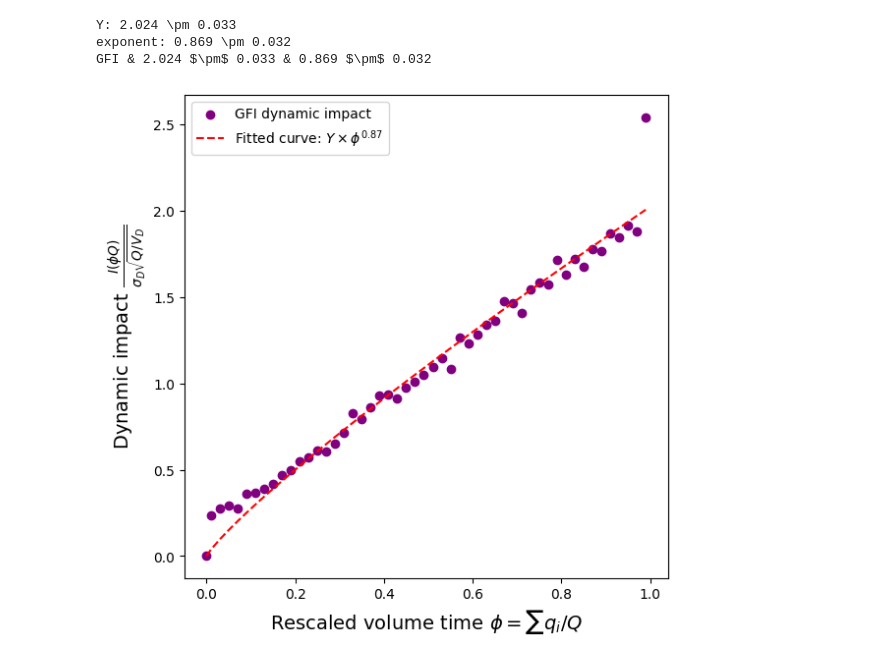
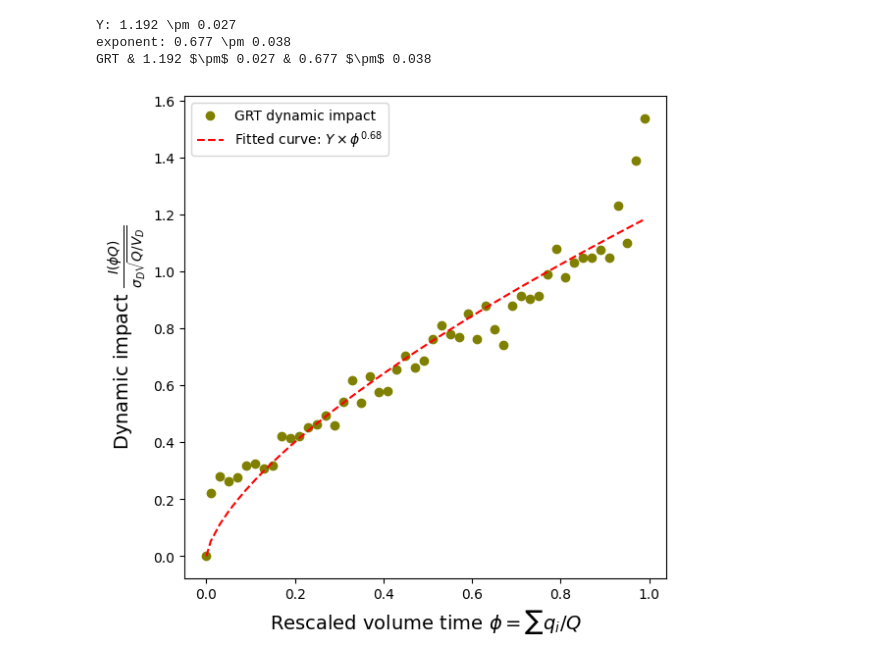
Before and after one commit to EzraGoliath/Metaorder-modelling-and-identification-Msc-thesis-, a Jupyter notebook: Plotting_notebooks/calibration_results_BMLL.ipynb, the cells around one changed output. Saved outputs shown, nothing was run; the diff lists cells and outputs as text; code cells hidden in the pictures.

```diff
--- a/Plotting_notebooks/calibration_results_BMLL.ipynb
+++ b/Plotting_notebooks/calibration_results_BMLL.ipynb
@@ -242,7 +240,7 @@ for ticker, stock_data in stocks.items():
                     f'data/metaorders/{exchange}/calibrated/{trader_participation_distribution}/{config}')
 # %%
 trader_participation_distribution = 'power'
-config = 'metaorder'
+config = 'LMF'
 exchange = 'XJSE'
 files = b2.list_files(path = f'data/metaorders/{exchange}/calibrated/{trader_participation_distribution}/{config}')
 
@@ -330,5 +267,5 @@ GRT & 2025 & 500 & 44 & 4.32 & 2.00 & 1.52 & 0.49 & 0.12 & 0.73 & 0.13 & 0.58 &
 # %%
-ticker   = 'GFI'
+ticker   = 'GRT'
 exchange = 'XJSE'
 
 b2.get_file(f'data/trades/top_250/{ticker}_{exchange}.parquet')
@@ -381,6 +318,6 @@ if ticker == 'GFI':
 # %%
 %%time
 metaorders = metaorder.metaorder_data(stock, group = group, N = N, trader_participation_distribution = trader_participation_distribution, delta = delta)
-executions = metaorder.execution_data(stock, group = group, N = N, trader_participation_distribution = trader_participation_distribution, delta = delta, min_num_child_orders = 5)
-decays     = metaorder.decay_data(stock, group = group, N = N, trader_participation_distribution = trader_participation_distribution, delta = delta, min_num_child_orders = 5)
+executions = metaorder.execution_data(stock, group = group, N = N, trader_participation_distribution = trader_participation_distribution, delta = delta, min_num_child_orders = 3)
+decays     = metaorder.decay_data(stock, group = group, N = N, trader_participation_distribution = trader_participation_distribution, delta = delta, min_num_child_orders = 3)
 # %% [output]
@@ -578,40 +515,40 @@ Y_est        = params[1]
 fitted_curve = execution_profile_model(bin_mids, phi_est, Y_est)
 
 n   = len(phi_fit)
 p   = len(params)          # number of parameters (2 here)
 dof = n - p                # degrees of freedom
 
 alpha = 0.05               # 95% CI
 tval  = t.ppf(1 - alpha / 2, dof)
 se    = np.sqrt(np.diag(covariance))
 interval_half_widths = tval * se[0], tval * se[1]
 
 print(f'Y: {Y_est:.3f} \\pm {se[1]:.3f}')
 print(f'exponent: {phi_est:.3f} \\pm {se[0]:.3f}')
 print(f'{ticker} & {Y_est:.3f} $\\pm$ {se[1]:.3f} & {phi_est:.3f} $\\pm$ {se[0]:.3f}')
 
 fig, ax = plt.subplots(figsize = (6, 6))
 
 ax.scatter(bin_mids, scaled_impact_binned, color = col, marker = 'o', label = f'{ticker} dynamic impact')
 ax.set_xlabel(r'Rescaled volume time $\phi = \sum q_i/Q$', fontsize = 14)
 ax.set_ylabel(r'Dynamic impact $\frac{I(\phi Q)}{\sigma_{D} \sqrt{Q/V_{D}}}$', fontsize = 14)
 ax.plot(bin_mids, fitted_curve, color = 'red', linestyle = '--', label = rf'Fitted curve: $Y \times\phi^{{{phi_est:.2f}}}$')
 ax.set_yscale('linear')
 ax.legend()
 
 ax.set_box_aspect(1)
 plt.tight_layout()
 
-#plt.savefig(f'{ticker}_{exchange}_{config}_calibrated_concave_profile.pdf')
-#b2.put_file(f'{ticker}_{exchange}_{config}_calibrated_concave_profile.pdf', f'figures_2/concave_profile/{exchange}/calibrated/{config}')
-#b2.get_file(f'figures_2/concave_profile/{exchange}/calibrated/{config}/{ticker}_{exchange}_{config}_calibrated_concave_profile.pdf')
+plt.savefig(f'{ticker}_{exchange}_{config}_calibrated_concave_profile.pdf')
+b2.put_file(f'{ticker}_{exchange}_{config}_calibrated_concave_profile.pdf', f'figures_2/concave_profile/{exchange}/calibrated/{config}')
+b2.get_file(f'figures_2/concave_profile/{exchange}/calibrated/{config}/{ticker}_{exchange}_{config}_calibrated_concave_profile.pdf')
 
 plt.show()
 # %% [output]
-Y: 2.024 \pm 0.033
-exponent: 0.869 \pm 0.032
-GFI & 2.024 $\pm$ 0.033 & 0.869 $\pm$ 0.032
+Y: 1.192 \pm 0.027
+exponent: 0.677 \pm 0.038
+GRT & 1.192 $\pm$ 0.027 & 0.677 $\pm$ 0.038
-[figure, old version]
+[figure, new version]
 # %%
 b2.create_folder('figures_2', ensure_exists = True)
 b2.create_folder('figures_2/impact_decay', ensure_exists = True)
```
Also changed, not shown: parts of 17 cells of this notebook.
